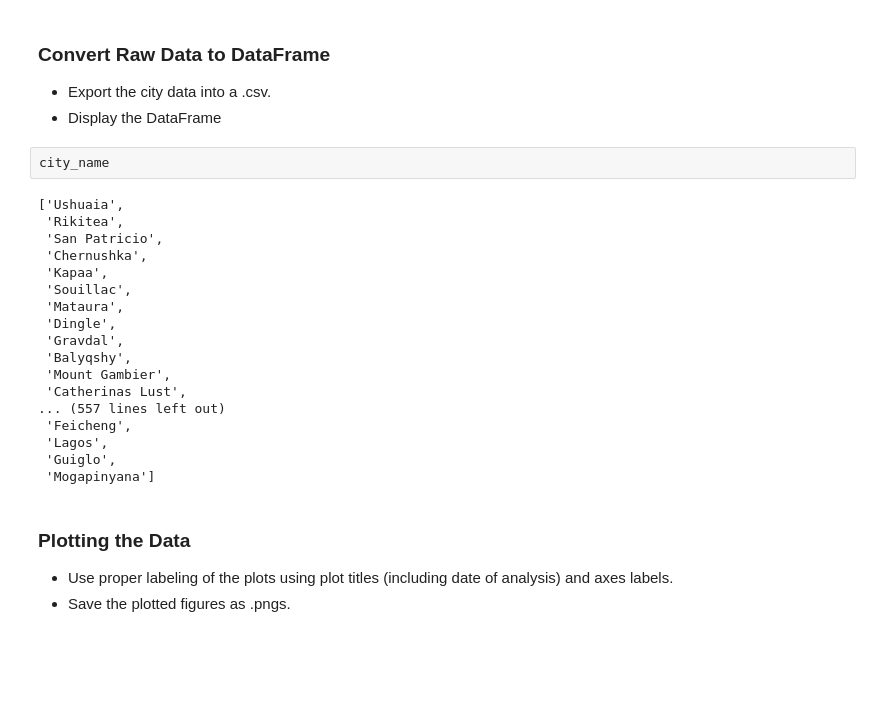
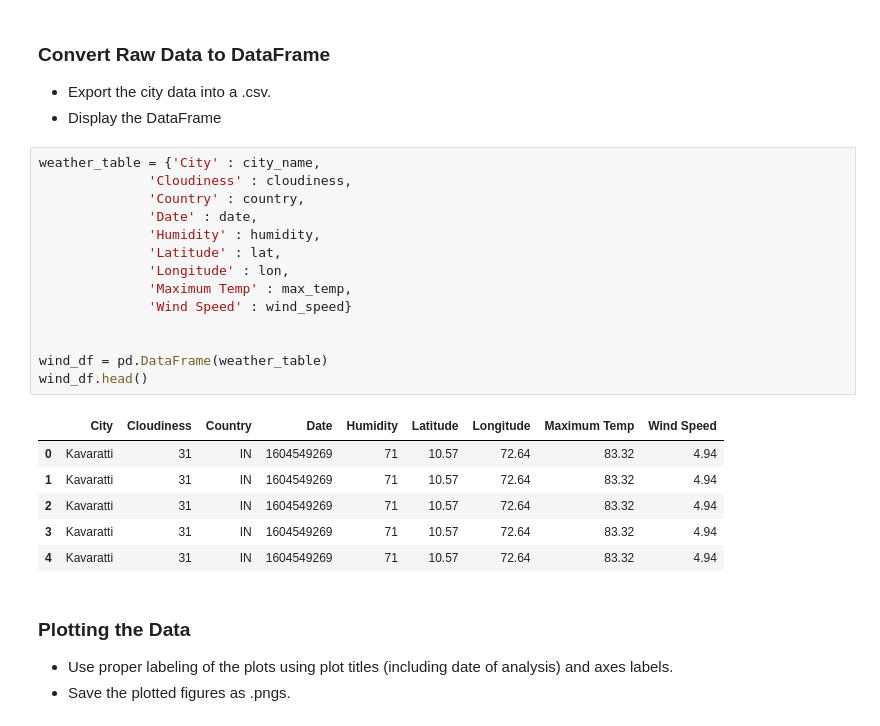
Before and after one commit to cbeachey/databootcamp-homework, a Jupyter notebook: Unit 6 API's/starter_code/WeatherPy.ipynb, the cells around one changed output. Drawn from its saved outputs; the diff is of its cells as text; blank space fills up the shorter version.

```diff
--- a/Unit 6 API's/starter_code/WeatherPy.ipynb
+++ b/Unit 6 API's/starter_code/WeatherPy.ipynb
@@ -144,26 +146,27 @@ Data Retrieval Complete
 ### Convert Raw Data to DataFrame
 * Export the city data into a .csv.
 * Display the DataFrame
-# %%
-city_name
-# %% [output]
-['Ushuaia',
- 'Rikitea',
- 'San Patricio',
- 'Chernushka',
- 'Kapaa',
- 'Souillac',
- 'Mataura',
- 'Dingle',
- 'Gravdal',
- 'Balyqshy',
- 'Mount Gambier',
- 'Catherinas Lust',
-... (557 lines left out)
- 'Feicheng',
- 'Lagos',
- 'Guiglo',
- 'Mogapinyana']
+# %%
+weather_table = {'City' : city_name,
+              'Cloudiness' : cloudiness,
+              'Country' : country,
+              'Date' : date,
+              'Humidity' : humidity,
+              'Latitude' : lat,
+              'Longitude' : lon,
+              'Maximum Temp' : max_temp,
+              'Wind Speed' : wind_speed}
+
+
+wind_df = pd.DataFrame(weather_table)
+wind_df.head()
+# %% [output]
+|  | City | Cloudiness | Country | Date | Humidity | Latitude | Longitude | Maximum Temp | Wind Speed |
+| 0 | Kavaratti | 31 | IN | 1604549269 | 71 | 10.57 | 72.64 | 83.32 | 4.94 |
+| 1 | Kavaratti | 31 | IN | 1604549269 | 71 | 10.57 | 72.64 | 83.32 | 4.94 |
+| 2 | Kavaratti | 31 | IN | 1604549269 | 71 | 10.57 | 72.64 | 83.32 | 4.94 |
+| 3 | Kavaratti | 31 | IN | 1604549269 | 71 | 10.57 | 72.64 | 83.32 | 4.94 |
+| 4 | Kavaratti | 31 | IN | 1604549269 | 71 | 10.57 | 72.64 | 83.32 | 4.94 |
 # %% [markdown]
 ### Plotting the Data
 * Use proper labeling of the plots using plot titles (including date of analysis) and axes labels.
```
Also changed, not shown: parts of 3 cells of this notebook.
